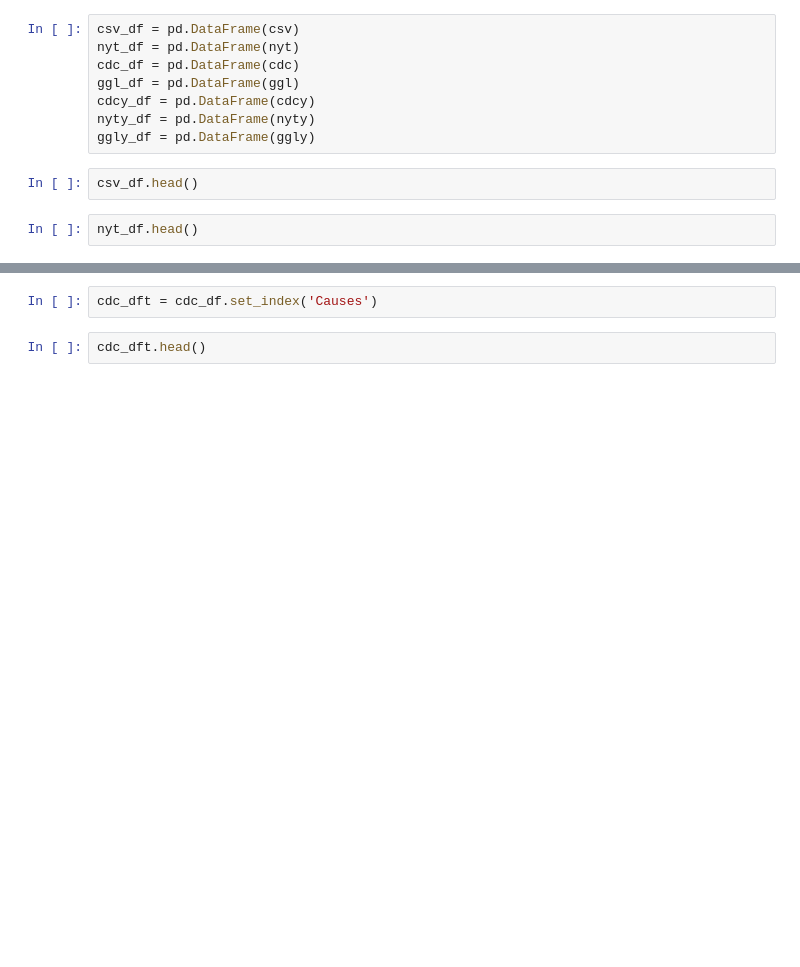
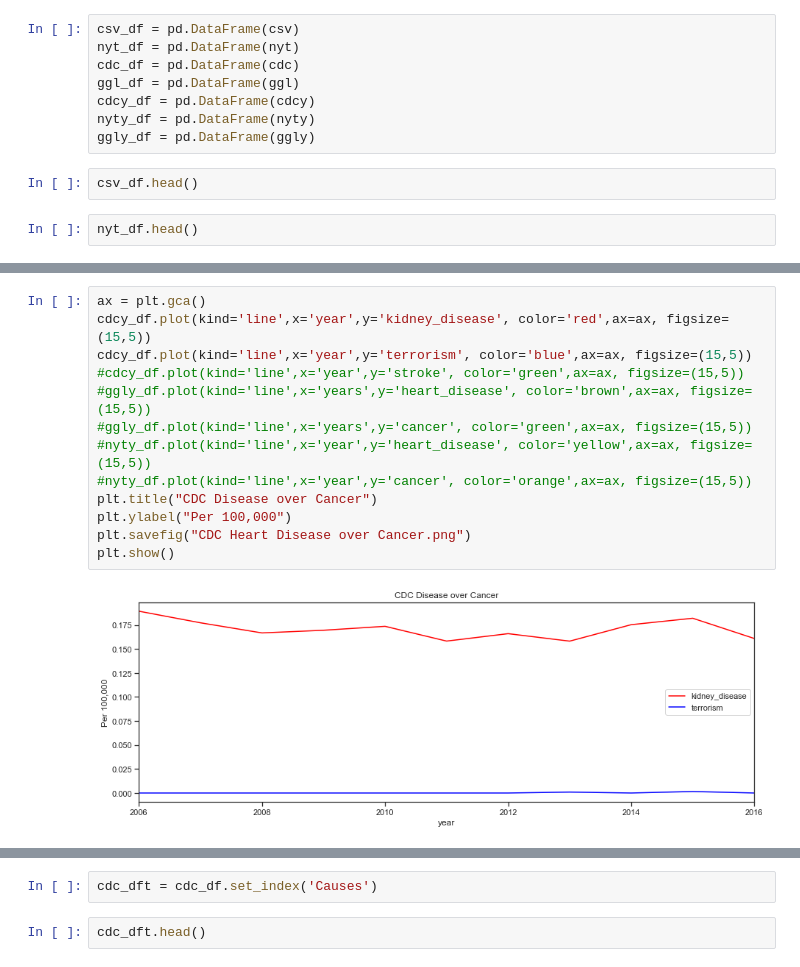
Before and after one commit to CalebChronowski/Data-Bootcamp-Project-1-Group-C, a Jupyter notebook: CDC Workflow/Daniel.ipynb, the cells around one changed output, grey strips where cells are left out. Saved outputs shown, nothing was run; the diff lists cells and outputs as text; blank space fills up the shorter version.

```diff
--- a/CDC Workflow/Daniel.ipynb
+++ b/CDC Workflow/Daniel.ipynb
@@ -62,0 +70,15 @@ plt.show()
+# %%
+ax = plt.gca()
+cdcy_df.plot(kind='line',x='year',y='kidney_disease', color='red',ax=ax, figsize=(15,5))
+cdcy_df.plot(kind='line',x='year',y='terrorism', color='blue',ax=ax, figsize=(15,5))
+#cdcy_df.plot(kind='line',x='year',y='stroke', color='green',ax=ax, figsize=(15,5))
+#ggly_df.plot(kind='line',x='years',y='heart_disease', color='brown',ax=ax, figsize=(15,5))
+#ggly_df.plot(kind='line',x='years',y='cancer', color='green',ax=ax, figsize=(15,5))
+#nyty_df.plot(kind='line',x='year',y='heart_disease', color='yellow',ax=ax, figsize=(15,5))
+#nyty_df.plot(kind='line',x='year',y='cancer', color='orange',ax=ax, figsize=(15,5))
+plt.title("CDC Disease over Cancer")
+plt.ylabel("Per 100,000")
+plt.savefig("CDC Heart Disease over Cancer.png")
+plt.show()
+# %% [output]
+[figure, added]
```
Also changed, not shown: parts of 10 cells of this notebook, 11 other files.
